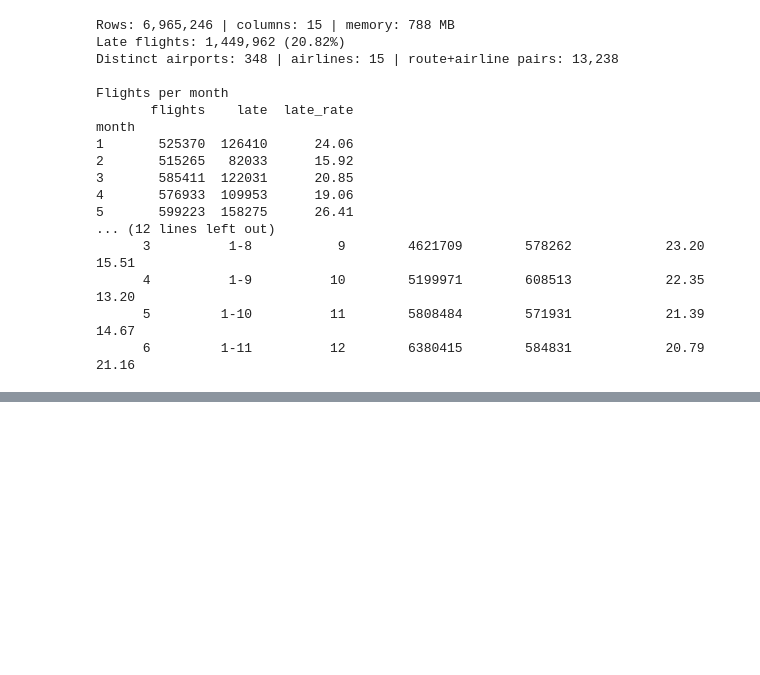
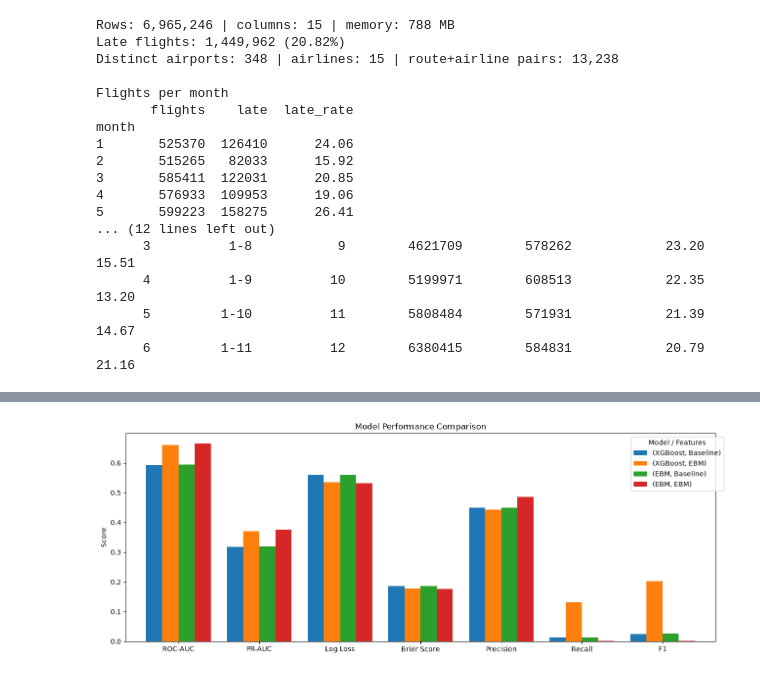
Before and after one commit to Smaash7/ComputationalToolsForDS, a Jupyter notebook: notebooks/04_predicting_delays.ipynb, the cells around one changed output, grey strips where cells are left out. Saved outputs shown, nothing was run; the diff lists cells and outputs as text; code cells hidden in the pictures; blank space fills up the shorter version.

Commit message:
Made simple model

```diff
--- a/notebooks/04_predicting_delays.ipynb
+++ b/notebooks/04_predicting_delays.ipynb
@@ -20,8 +32,12 @@ from src.data_loading import load_flights
 # %%
 FLIGHTS_SRC = "flights_2024_clean.parquet"
 
+'''
+    We define the columns that we want to use, and to make it easier for the next guy to understand,
+    We also added the source for each
+'''
 BASELINE_COLS = [
-    ("route_past_delay_rate", f"derived per window: share of late flights of the route+airline in the training months of {FLIGHTS_SRC}"),
+    ("route_past_delay_rate", f"I could not find late arrivals, so we make them in this script. But I first add them later because it depends on the split "),
 ]
 EBM_COLS = [  # the flight's own features
     ("month", FLIGHTS_SRC),
@@ -47,8 +63,15 @@ OTHER_COLS = [  # not features: route key for the baseline, and the target
     ("late_arrival", f"target, {FLIGHTS_SRC}: arr_delay >= 15"),
 ]
 
+ROUTE_KEYS = ["origin", "dest", "op_unique_carrier"]
 
-ROUTE_KEYS = ["origin", "dest", "op_unique_carrier"]
+# The above is good for the printing, but when we want to use it,
+# this is more convinent
+BASELINE_COLS_LIST = [c for c, _ in BASELINE_COLS]
+EBM_COLS_LIST = [c for c, _ in EBM_COLS]
+RQ1_COLS_LIST = [c for c, _ in RQ1_COLS]
+RQ2_COLS_LIST = [c for c, _ in RQ2_COLS]
+OTHER_COLS_LIST = [c for c, _ in OTHER_COLS]
 # %%
 # Delay columns are loaded only to build the target, never as features.
 flights = load_flights(
@@ -179,0 +220,7 @@ month
+# %%
+# Split data
+train = rq3_df[rq3_df["month"].between(1, 5)].copy()
+val = rq3_df[rq3_df["month"] == 6].copy()
+
+train["op_unique_carrier"] = train["op_unique_carrier"].astype("category")
+val["op_unique_carrier"] = val["op_unique_carrier"].astype("category")
@@ -179,0 +309,21 @@ month
+# %%
+# Combine results
+results_combined = pd.concat({
+    "XGBoost": results_df_baseline_XGB,
+    "EBM": results_df_baseline_EBM
+})
+
+# Plot metrics
+ax = results_combined.T.plot(
+    kind="bar",
+    figsize=(13, 5),
+    rot=0,
+    width=0.8
+)
+
+ax.set_title("Model Performance Comparison")
+ax.set_ylabel("Score")
+ax.legend(title="Model / Features", bbox_to_anchor=(1.02, 1))
+plt.tight_layout()
+# %% [output]
+[figure, added]
```
Also changed, not shown: parts of 9 cells of this notebook, 1 other file.
